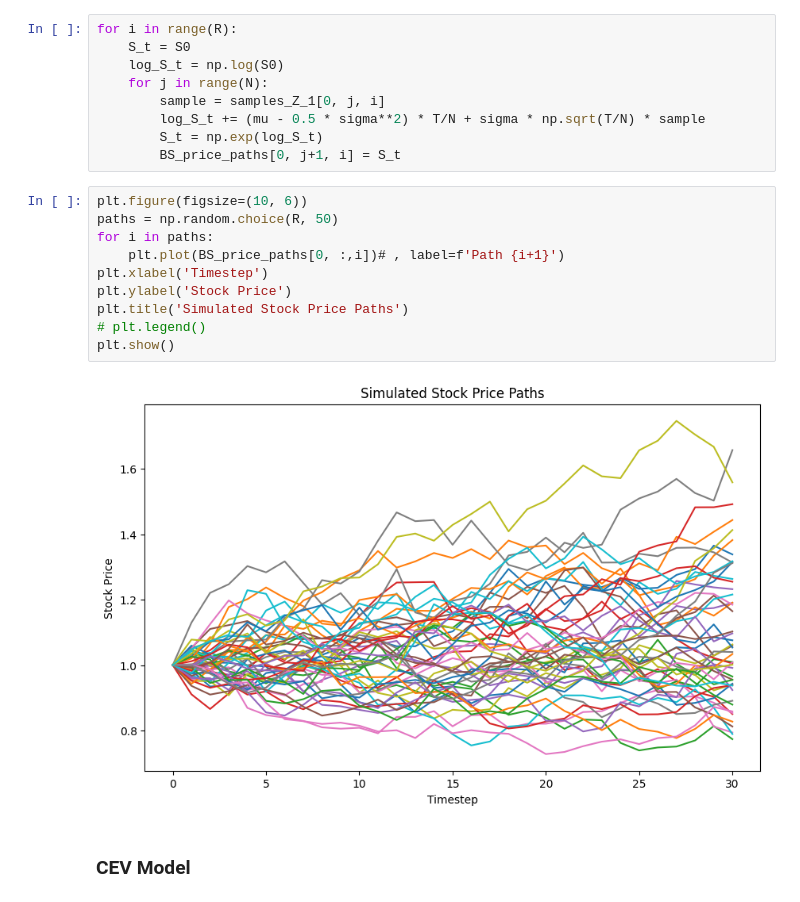
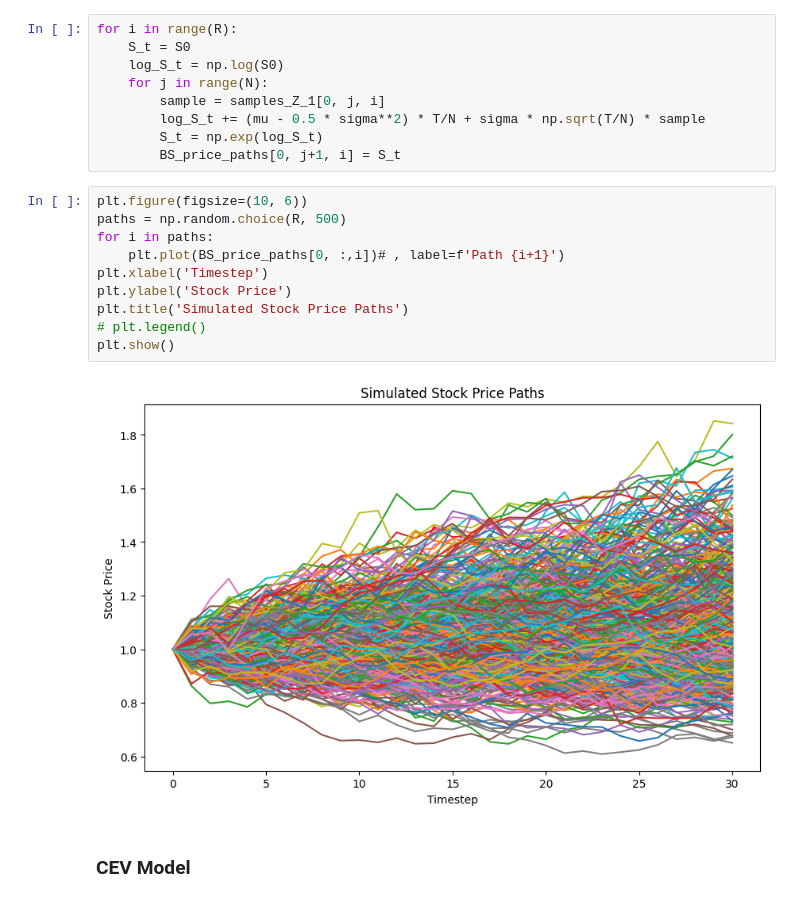
Before and after one commit to nhundo99/DeepFinance, a Jupyter notebook: project.ipynb, the cells around one changed output. Cells and saved outputs as stored; diff of their text form.

```diff
--- a/project.ipynb
+++ b/project.ipynb
@@ -53,16 +53,16 @@ for i in range(R):
         BS_price_paths[0, j+1, i] = S_t
 # %%
 plt.figure(figsize=(10, 6))
-paths = np.random.choice(R, 50)
+paths = np.random.choice(R, 500)
 for i in paths:
     plt.plot(BS_price_paths[0, :,i])# , label=f'Path {i+1}')
 plt.xlabel('Timestep')
 plt.ylabel('Stock Price')
 plt.title('Simulated Stock Price Paths')
 # plt.legend()
 plt.show()
 # %% [output]
-[figure, old version]
+[figure, new version]
 # %% [markdown]
 ### CEV Model
 # %% [markdown]
```
Also changed, not shown: parts of 10 cells of this notebook.
